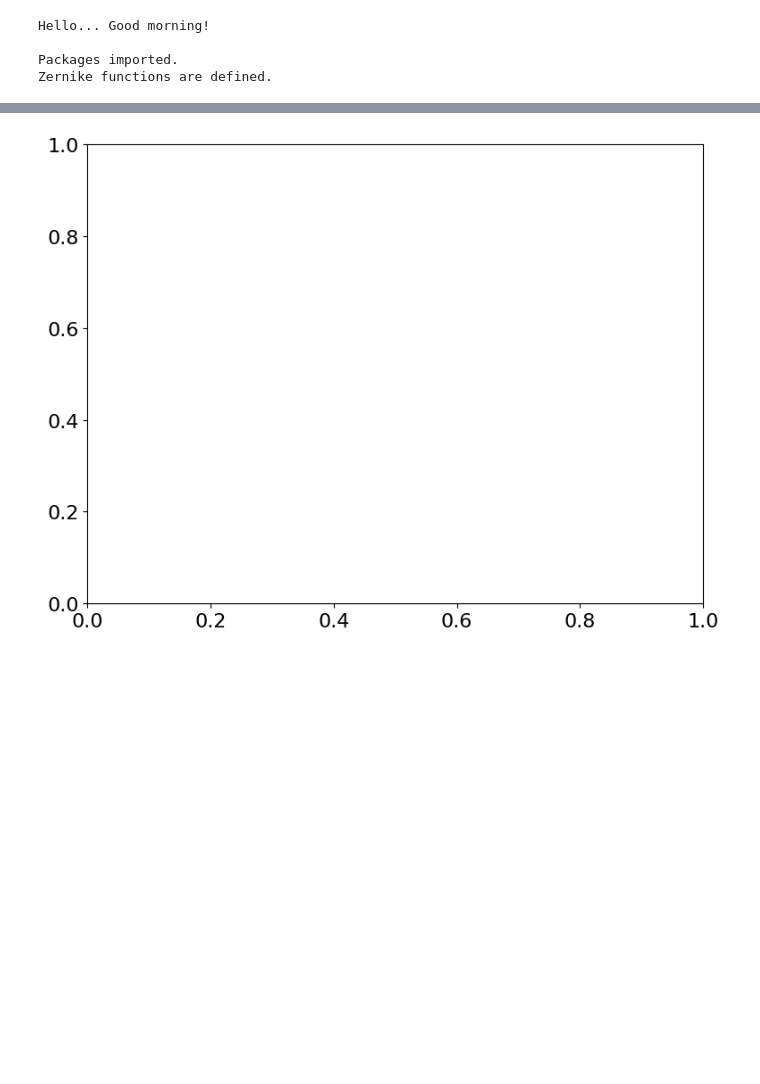
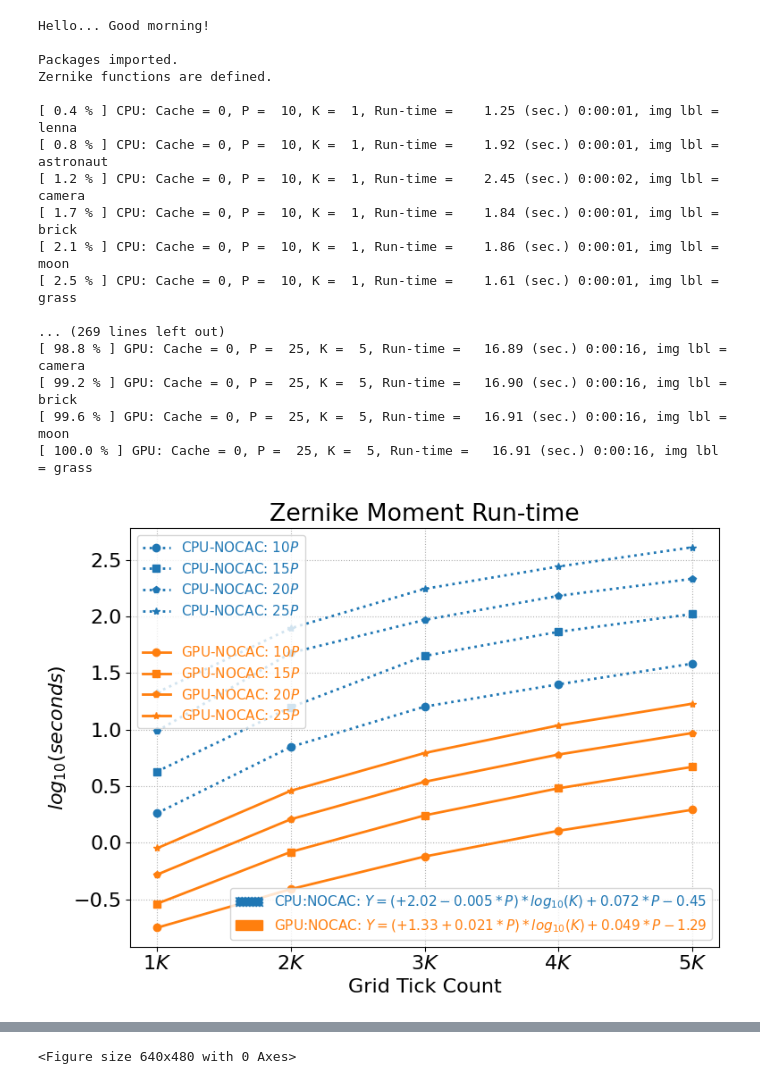
Before and after one commit to sunabove/Zernike, a Jupyter notebook: ATest_060_ZernikeMomentCalcTime.ipynb, the cells around one changed output, grey strips where cells are left out. Cells and saved outputs as stored; diff of their text form; code cells hidden in the pictures; blank space fills up the shorter version.

```diff
--- a/ATest_060_ZernikeMomentCalcTime.ipynb
+++ b/ATest_060_ZernikeMomentCalcTime.ipynb
@@ -4,39 +4,44 @@
 from IPython.display import clear_output
 clear_output()
 
 from ATest_060_ZernikeMomentCalcTime import *
 
 torch.set_warn_always( False )
 import warnings
 warnings.filterwarnings( "ignore" )
 
 # 차수에 따른 연산 속도
 
 Ps = torch.arange( 5, 15 + 1, 5 )
 Ks = torch.arange( 1,  6 + 1, 1 )
 
 Ps = torch.arange( 5, 25 + 1, 5 )
 Ks = torch.arange( 1,  5 + 1, 1 )
 
 Ps = torch.arange( 5, 15 + 1, 5 )
 Ks = torch.arange( 1,  4 + 1, 1 )
 
 Ps = torch.arange( 5, 30 + 1, 5 )
 Ks = torch.arange( 1,  4 + 1, 1 )
 
 Ps = torch.arange( 10, 25 + 1, 5 )
 Ks = torch.arange( 1,  5 + 1, 1 )
-
-use_gpus   = [ 0, 1 ]
-use_caches = [ 0 ]
-
-debug = 0
-
-test_zernike_moments_calc_times( use_gpus, use_caches, Ps, Ks, debug=debug )
-
-print( "Done." )
 # %% [output]
 Hello... Good morning!
 
 Packages imported.
 Zernike functions are defined.
+
+[ 0.4 % ] CPU: Cache = 0, P =  10, K =  1, Run-time =    1.25 (sec.) 0:00:01, img lbl = lenna
+[ 0.8 % ] CPU: Cache = 0, P =  10, K =  1, Run-time =    1.92 (sec.) 0:00:01, img lbl = astronaut
+[ 1.2 % ] CPU: Cache = 0, P =  10, K =  1, Run-time =    2.45 (sec.) 0:00:02, img lbl = camera
+[ 1.7 % ] CPU: Cache = 0, P =  10, K =  1, Run-time =    1.84 (sec.) 0:00:01, img lbl = brick
+[ 2.1 % ] CPU: Cache = 0, P =  10, K =  1, Run-time =    1.86 (sec.) 0:00:01, img lbl = moon
+[ 2.5 % ] CPU: Cache = 0, P =  10, K =  1, Run-time =    1.61 (sec.) 0:00:01, img lbl = grass
+
+... (269 lines left out)
+[ 98.8 % ] GPU: Cache = 0, P =  25, K =  5, Run-time =   16.89 (sec.) 0:00:16, img lbl = camera
+[ 99.2 % ] GPU: Cache = 0, P =  25, K =  5, Run-time =   16.90 (sec.) 0:00:16, img lbl = brick
+[ 99.6 % ] GPU: Cache = 0, P =  25, K =  5, Run-time =   16.91 (sec.) 0:00:16, img lbl = moon
+[ 100.0 % ] GPU: Cache = 0, P =  25, K =  5, Run-time =   16.91 (sec.) 0:00:16, img lbl = grass
+[figure, new version]
@@ -44,4 +64,4 @@ KeyboardInterrupt:
-[figure, old version]
+<Figure size 640x480 with 0 Axes>
 # %%
 # 저니크 모멘트 계산 # 저니크 모멘트 계산
 
```
Also changed, not shown: parts of 2 cells of this notebook, 6 other files.
